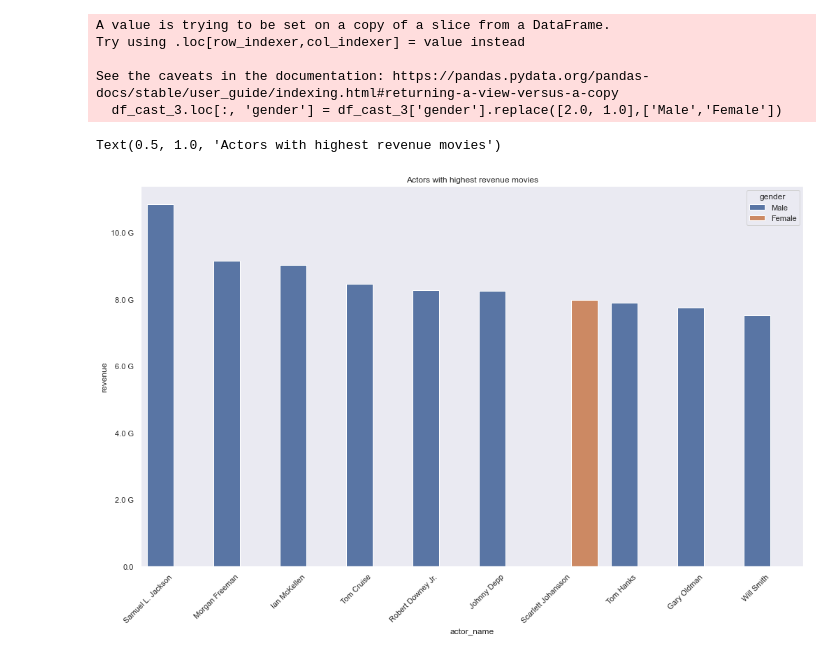
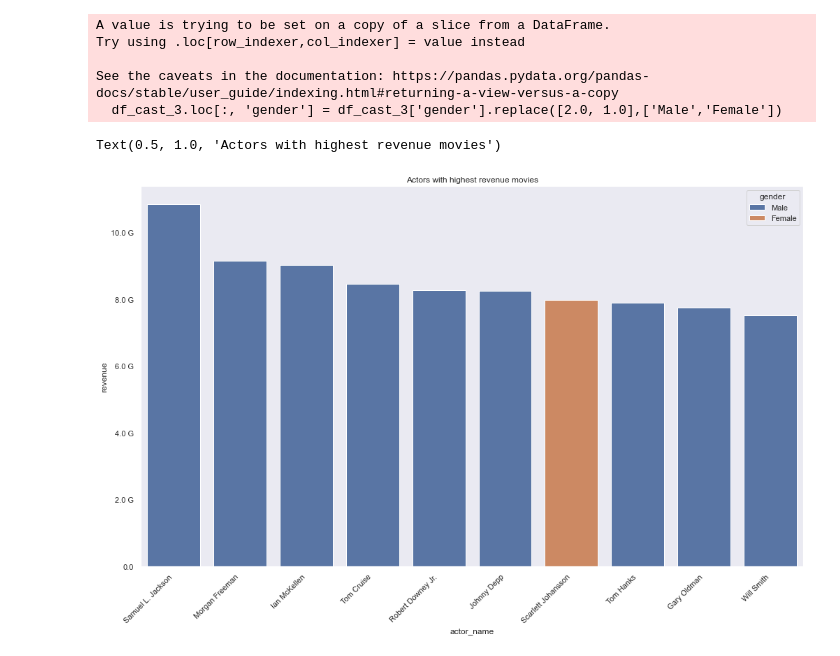
Before and after one commit to DanielHelps/TMDB-movies-analysis-and-predition, a Jupyter notebook: ratings.ipynb, the cells around one changed output. Cells and saved outputs as stored; diff of their text form; code cells hidden in the pictures.

Commit message:
checking actors

```diff
--- a/ratings.ipynb
+++ b/ratings.ipynb
@@ -394,6 +394,8 @@ Name: gender, dtype: int64
 df_cast_3 = df_cast_2[(df_cast_2['gender']!=0) & (df_cast_2['gender'].isnull()==False)]
 # %%
 df_cast_3.loc[:, 'gender'] = df_cast_3['gender'].replace([2.0, 1.0],['Male','Female'])
+top_actors = df_cast_3['actor_name'].value_counts()[df_cast_3['actor_name'].value_counts()>5]
+df_cast_3 = df_cast_3[df_cast_3['actor_name'].isin(top_actors.index)]
 # %% [output]
 A value is trying to be set on a copy of a slice from a DataFrame.
 Try using .loc[row_indexer,col_indexer] = value instead
@@ -407,10 +409,10 @@ cast_avg = df_cast_3.groupby(by='actor_name').mean()
 top_10_cast_sum = cast_sum.sort_values(by='revenue',ascending=False)[0:10]
 # %%
 fig, ax = plt.subplots(figsize=(17,10))
-sns.barplot(data=top_10_cast_sum, x=top_10_cast_sum.index, y='revenue', hue='gender')
+sns.barplot(data=top_10_cast_sum, x=top_10_cast_sum.index, y='revenue', hue='gender', dodge=False)
 ax.set_xticklabels(labels = top_10_cast_sum.index,  rotation=45, ha='right')
 ax.yaxis.set_major_formatter(fmt)
 ax.set_title('Actors with highest revenue movies')
 # %% [output]
 Text(0.5, 1.0, 'Actors with highest revenue movies')
-[figure, old version]
+[figure, new version]
```
Also changed, not shown: parts of 4 cells of this notebook.
